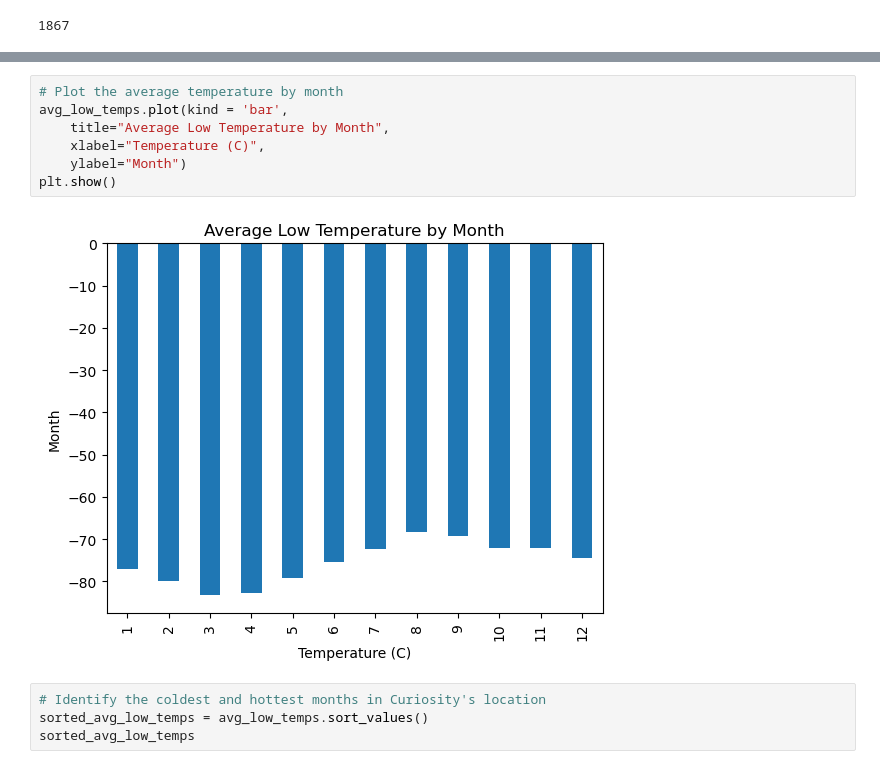
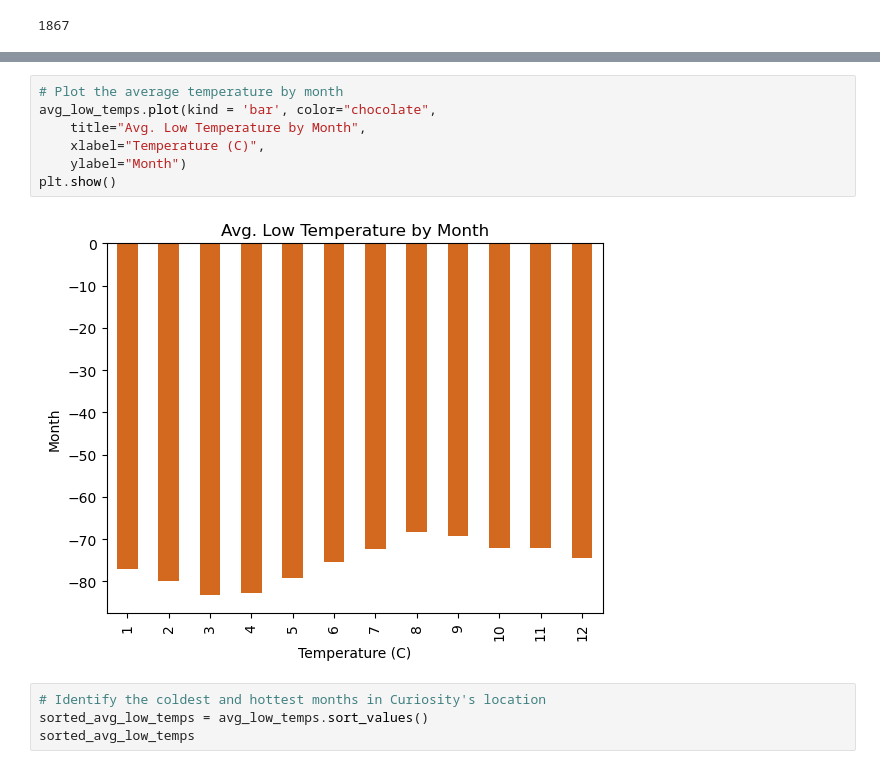
Before and after one commit to gfoley15/datacollection_challenge, a Jupyter notebook: part2/part_2_mars_weather.ipynb, the cells around one changed output, grey strips where cells are left out. Saved outputs shown, nothing was run; the diff lists cells and outputs as text.

```diff
--- a/part2/part_2_mars_weather.ipynb
+++ b/part2/part_2_mars_weather.ipynb
@@ -191,13 +191,13 @@ month
 Name: min_temp, dtype: float64
 # %%
 # Plot the average temperature by month
-avg_low_temps.plot(kind = 'bar',
-    title="Average Low Temperature by Month",
+avg_low_temps.plot(kind = 'bar', color="chocolate",
+    title="Avg. Low Temperature by Month",
     xlabel="Temperature (C)",
     ylabel="Month")
 plt.show()
 # %% [output]
-[figure, old version]
+[figure, new version]
 # %%
 # Identify the coldest and hottest months in Curiosity's location
 sorted_avg_low_temps = avg_low_temps.sort_values()
```
Also changed, not shown: parts of 7 cells of this notebook, 1 other file.
